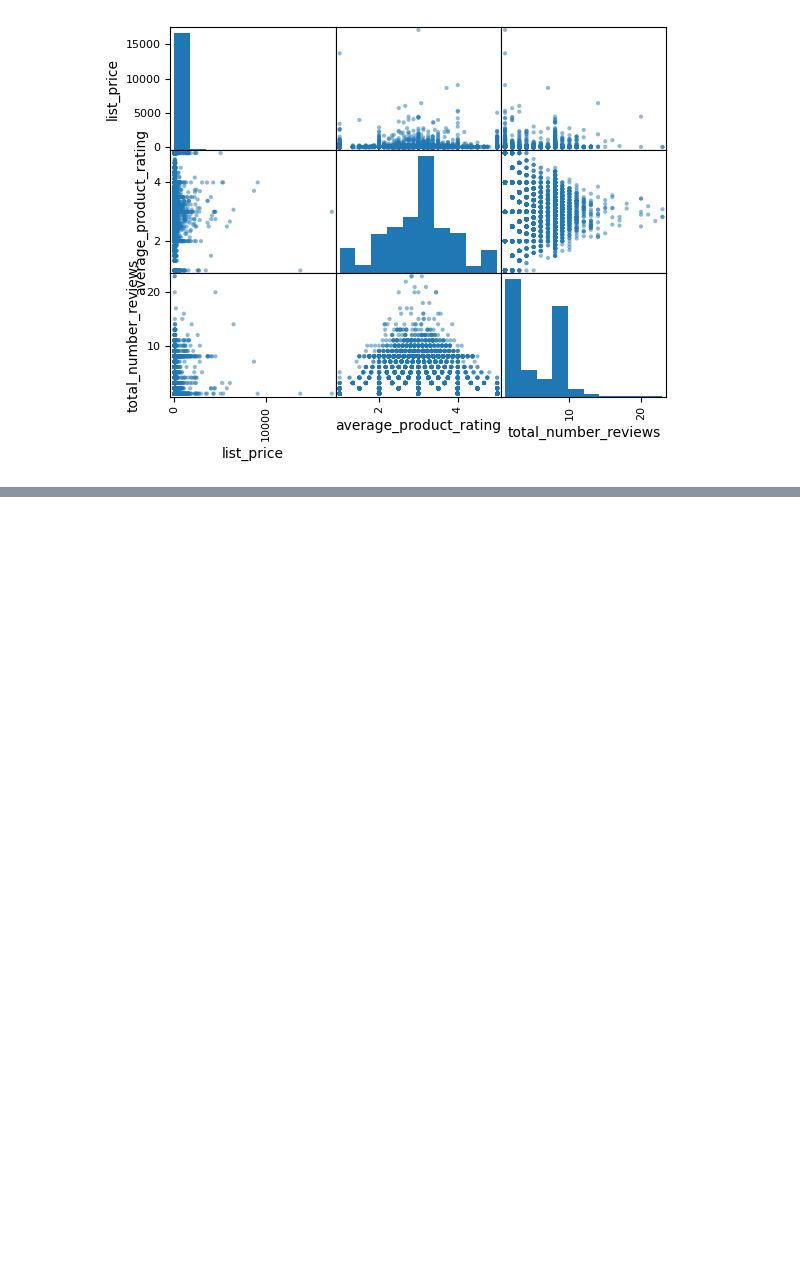
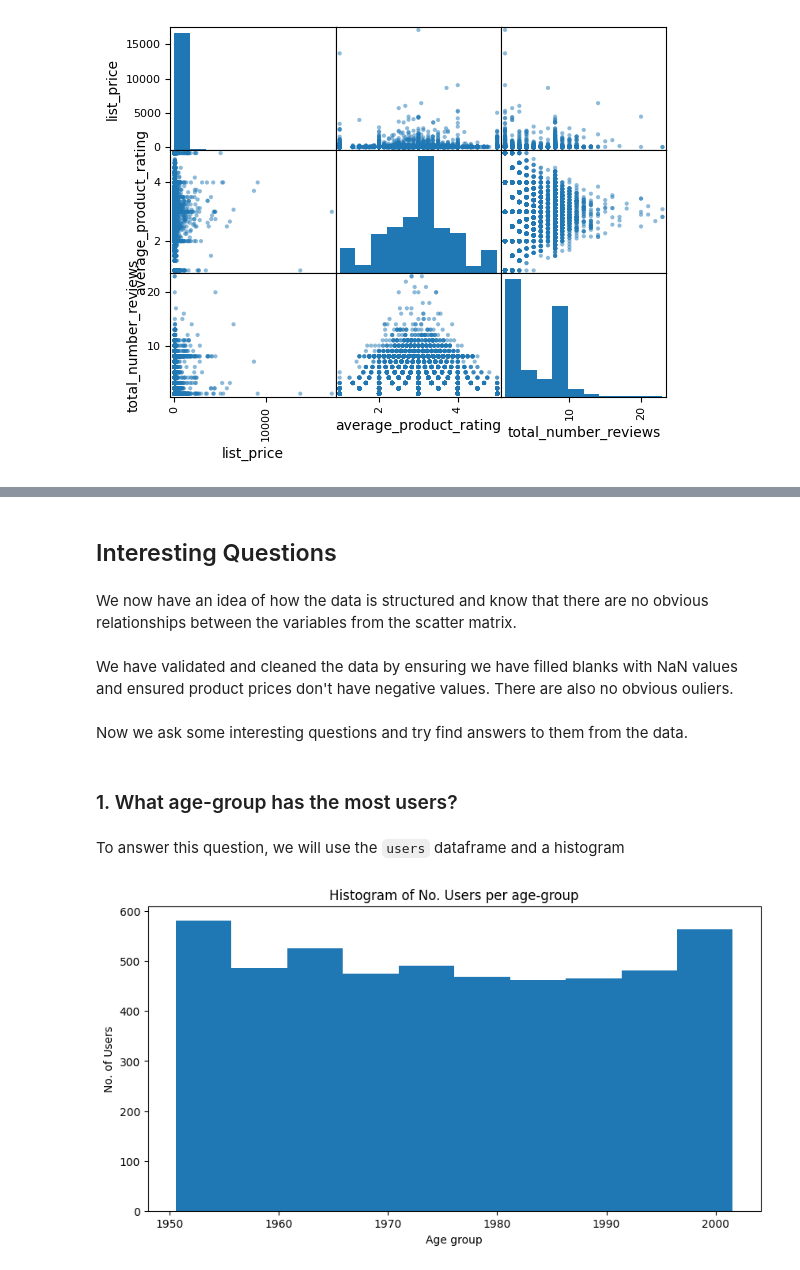
Before and after one commit to Kirera-Wainaina/data-manipulation-class-assignment, a Jupyter notebook: 3367315_BD2.ipynb, the cells around one changed output, grey strips where cells are left out. Cells and saved outputs as stored; diff of their text form; code cells hidden in the pictures; blank space fills up the shorter version.

```diff
--- a/3367315_BD2.ipynb
+++ b/3367315_BD2.ipynb
@@ -424,0 +503,20 @@ pd.plotting.scatter_matrix(jcpenney_products);
+# %% [markdown]
+## Interesting Questions
+# %% [markdown]
+We now have an idea of how the data is structured and know that there are no obvious relationships between the variables from the scatter matrix.
+# %% [markdown]
+We have validated and cleaned the data by ensuring we have filled blanks with NaN values and ensured product prices don't have negative values. There are also no obvious ouliers.
+# %% [markdown]
+Now we ask some interesting questions and try find answers to them from the data.
+# %% [markdown]
+### 1. What age-group has the most users?
+# %% [markdown]
+To answer this question, we will use the `users` dataframe and a histogram
+# %%
+fig, ax = plt.subplots(1,1, figsize=(10,5))
+ax.hist(users['DOB'], bins=10);
+ax.set_ylabel('No. of Users');
+ax.set_xlabel('Age group');
+ax.set_title('Histogram of No. Users per age-group');
+# %% [output]
+[figure, added]
```
Also changed, not shown: parts of 35 cells of this notebook.
